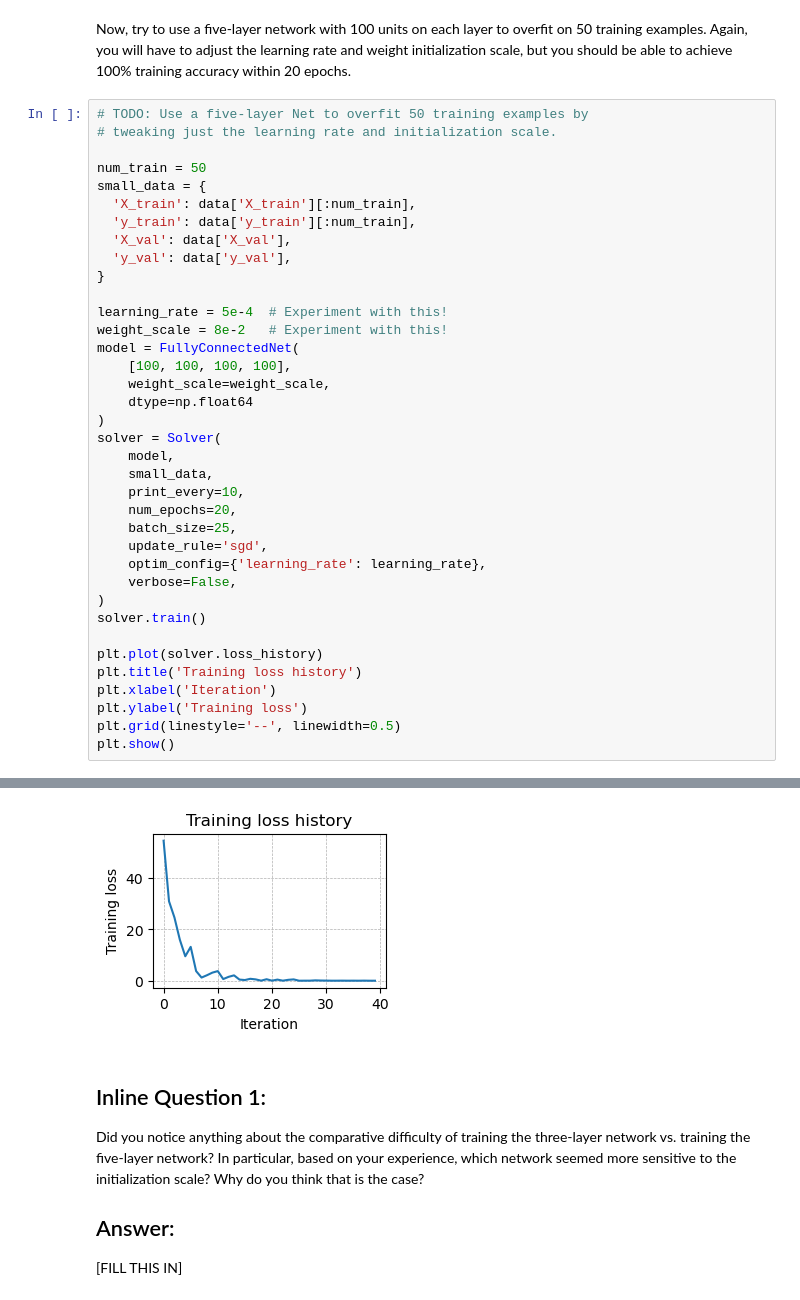
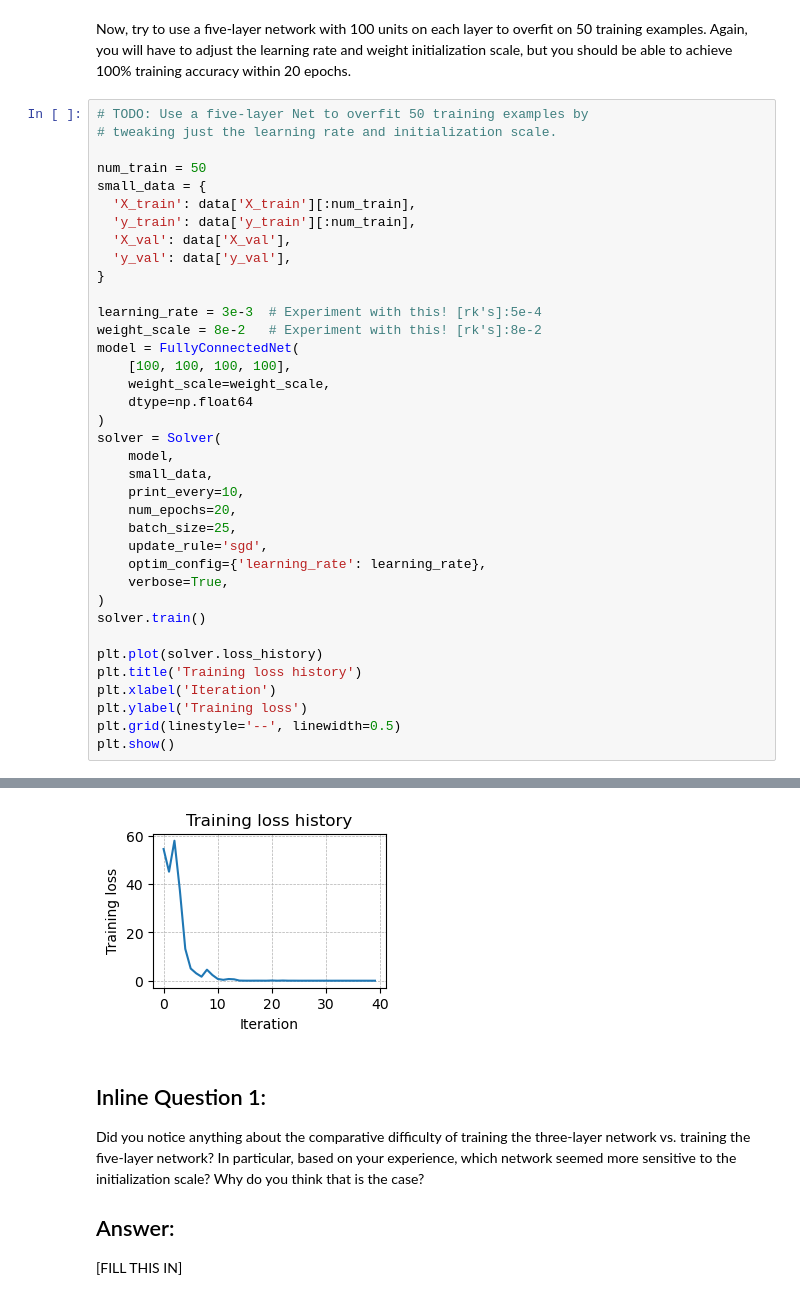
Before and after one commit to roarkai/cs231n_spring2023_assignments, a Jupyter notebook: assignment2/FullyConnectedNets.ipynb, the cells around one changed output, grey strips where cells are left out. Cells and saved outputs as stored; diff of their text form.

```diff
--- a/assignment2/FullyConnectedNets.ipynb
+++ b/assignment2/FullyConnectedNets.ipynb
@@ -175,8 +192,8 @@ small_data = {
   'y_val': data['y_val'],
 }
 
-learning_rate = 5e-4  # Experiment with this!
-weight_scale = 8e-2   # Experiment with this!
+learning_rate = 3e-3  # Experiment with this! [rk's]:5e-4
+weight_scale = 8e-2   # Experiment with this! [rk's]:8e-2
 model = FullyConnectedNet(
     [100, 100, 100, 100],
     weight_scale=weight_scale,
@@ -190,7 +207,7 @@ solver = Solver(
     batch_size=25,
     update_rule='sgd',
     optim_config={'learning_rate': learning_rate},
-    verbose=False,
+    verbose=True,
 )
 solver.train()
 
@@ -204,4 +238,4 @@ plt.show()
-[figure, old version]
+[figure, new version]
 # %% [markdown]
 ## Inline Question 1:
 Did you notice anything about the comparative difficulty of training the three-layer network vs. training the five-layer network? In particular, based on your experience, which network seemed more sensitive to the initialization scale? Why do you think that is the case?
```
Also changed, not shown: parts of 8 cells of this notebook.
